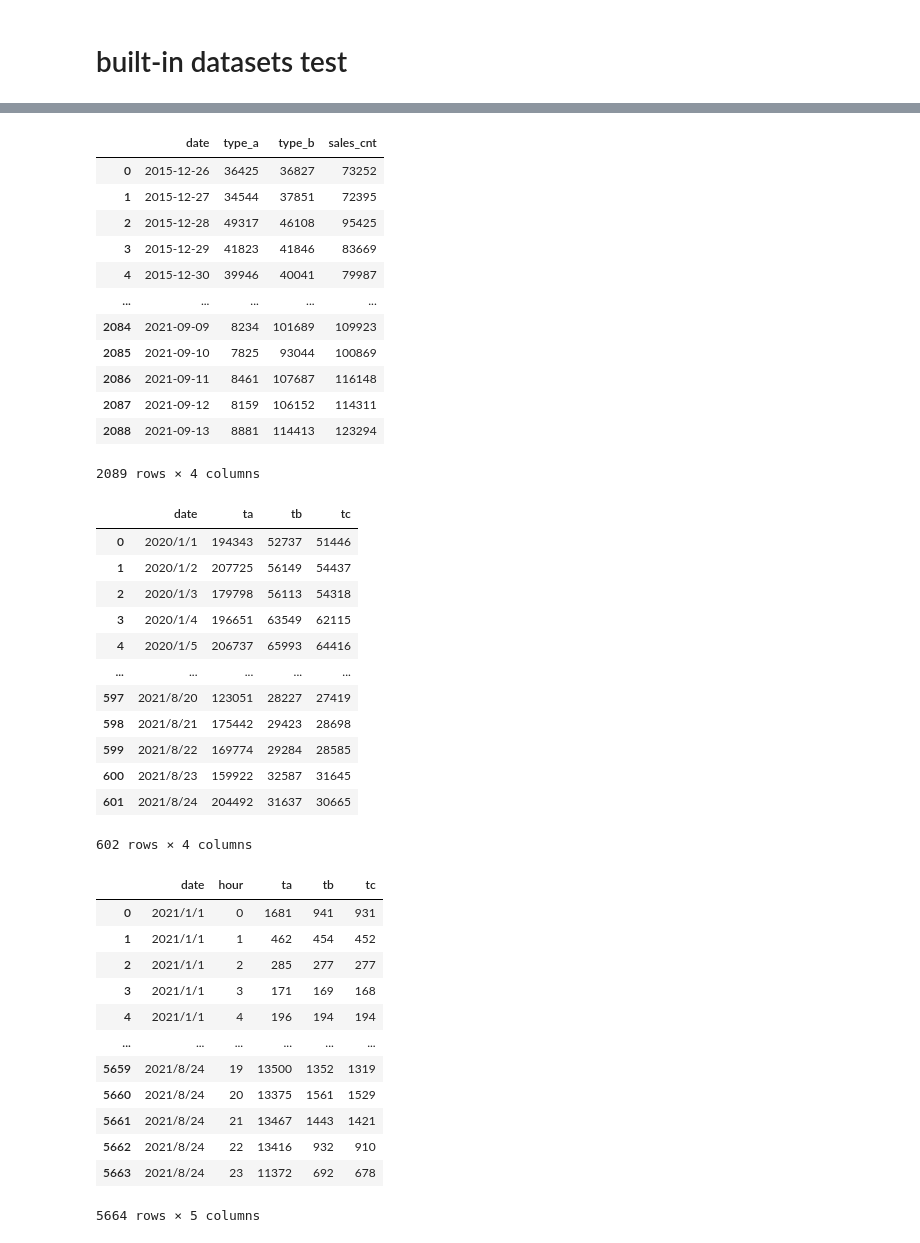
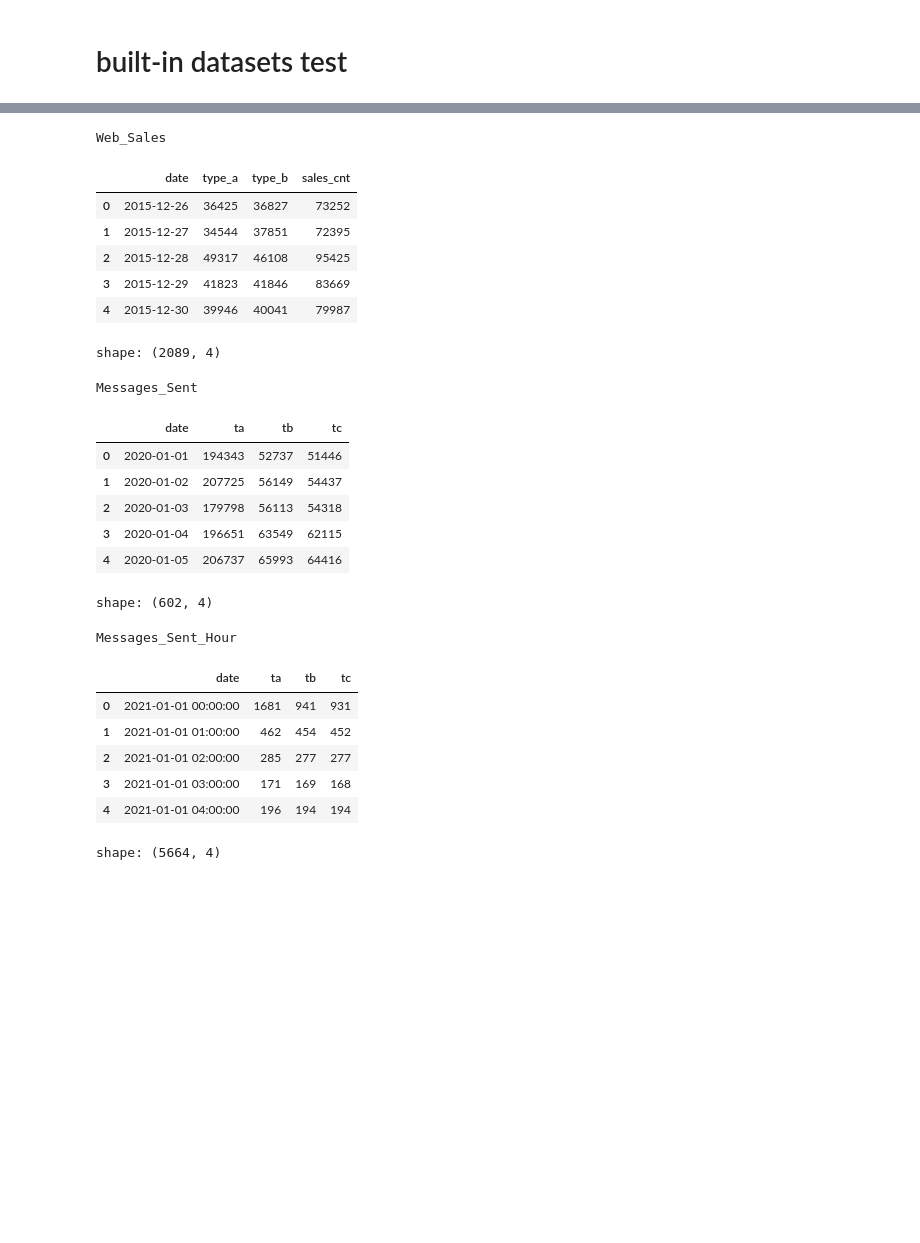
Before and after one commit to BirchKwok/spinesTS, a Jupyter notebook: examples/built-in data.ipynb, the cells around one changed output, grey strips where cells are left out. Drawn from its saved outputs; the diff is of its cells as text; code cells hidden in the pictures; blank space fills up the shorter version.

```diff
--- a/examples/built-in data.ipynb
+++ b/examples/built-in data.ipynb
@@ -79,50 +111,35 @@ electric.dataset
 # %%
-sales.dataset
+sales
 # %% [output]
+Web_Sales
 |  | date | type_a | type_b | sales_cnt |
 | 0 | 2015-12-26 | 36425 | 36827 | 73252 |
 | 1 | 2015-12-27 | 34544 | 37851 | 72395 |
 | 2 | 2015-12-28 | 49317 | 46108 | 95425 |
 | 3 | 2015-12-29 | 41823 | 41846 | 83669 |
 | 4 | 2015-12-30 | 39946 | 40041 | 79987 |
-| ... | ... | ... | ... | ... |
-| 2084 | 2021-09-09 | 8234 | 101689 | 109923 |
-| 2085 | 2021-09-10 | 7825 | 93044 | 100869 |
-| 2086 | 2021-09-11 | 8461 | 107687 | 116148 |
-| 2087 | 2021-09-12 | 8159 | 106152 | 114311 |
-| 2088 | 2021-09-13 | 8881 | 114413 | 123294 |
-2089 rows × 4 columns
+shape: (2089, 4)
 # %%
 messages = LoadMessagesSentDataSets()
-messages.dataset
+messages
 # %% [output]
+Messages_Sent
 |  | date | ta | tb | tc |
-| 0 | 2020/1/1 | 194343 | 52737 | 51446 |
-| 1 | 2020/1/2 | 207725 | 56149 | 54437 |
-| 2 | 2020/1/3 | 179798 | 56113 | 54318 |
-| 3 | 2020/1/4 | 196651 | 63549 | 62115 |
-| 4 | 2020/1/5 | 206737 | 65993 | 64416 |
-| ... | ... | ... | ... | ... |
-| 597 | 2021/8/20 | 123051 | 28227 | 27419 |
-| 598 | 2021/8/21 | 175442 | 29423 | 28698 |
-| 599 | 2021/8/22 | 169774 | 29284 | 28585 |
-| 600 | 2021/8/23 | 159922 | 32587 | 31645 |
-| 601 | 2021/8/24 | 204492 | 31637 | 30665 |
+| 0 | 2020-01-01 | 194343 | 52737 | 51446 |
+| 1 | 2020-01-02 | 207725 | 56149 | 54437 |
+| 2 | 2020-01-03 | 179798 | 56113 | 54318 |
+| 3 | 2020-01-04 | 196651 | 63549 | 62115 |
+| 4 | 2020-01-05 | 206737 | 65993 | 64416 |
-602 rows × 4 columns
+shape: (602, 4)
 # %%
 message_hour = LoadMessagesSentHourDataSets()
-message_hour.dataset
+message_hour
 # %% [output]
+Messages_Sent_Hour
-|  | date | hour | ta | tb | tc |
-| 0 | 2021/1/1 | 0 | 1681 | 941 | 931 |
-| 1 | 2021/1/1 | 1 | 462 | 454 | 452 |
-| 2 | 2021/1/1 | 2 | 285 | 277 | 277 |
-| 3 | 2021/1/1 | 3 | 171 | 169 | 168 |
-| 4 | 2021/1/1 | 4 | 196 | 194 | 194 |
-| ... | ... | ... | ... | ... | ... |
-| 5659 | 2021/8/24 | 19 | 13500 | 1352 | 1319 |
-| 5660 | 2021/8/24 | 20 | 13375 | 1561 | 1529 |
-| 5661 | 2021/8/24 | 21 | 13467 | 1443 | 1421 |
-| 5662 | 2021/8/24 | 22 | 13416 | 932 | 910 |
-| 5663 | 2021/8/24 | 23 | 11372 | 692 | 678 |
+|  | date | ta | tb | tc |
+| 0 | 2021-01-01 00:00:00 | 1681 | 941 | 931 |
+| 1 | 2021-01-01 01:00:00 | 462 | 454 | 452 |
+| 2 | 2021-01-01 02:00:00 | 285 | 277 | 277 |
+| 3 | 2021-01-01 03:00:00 | 171 | 169 | 168 |
+| 4 | 2021-01-01 04:00:00 | 196 | 194 | 194 |
-5664 rows × 5 columns
+shape: (5664, 4)
```
Also changed, not shown: parts of 12 cells of this notebook, 37 other files.
